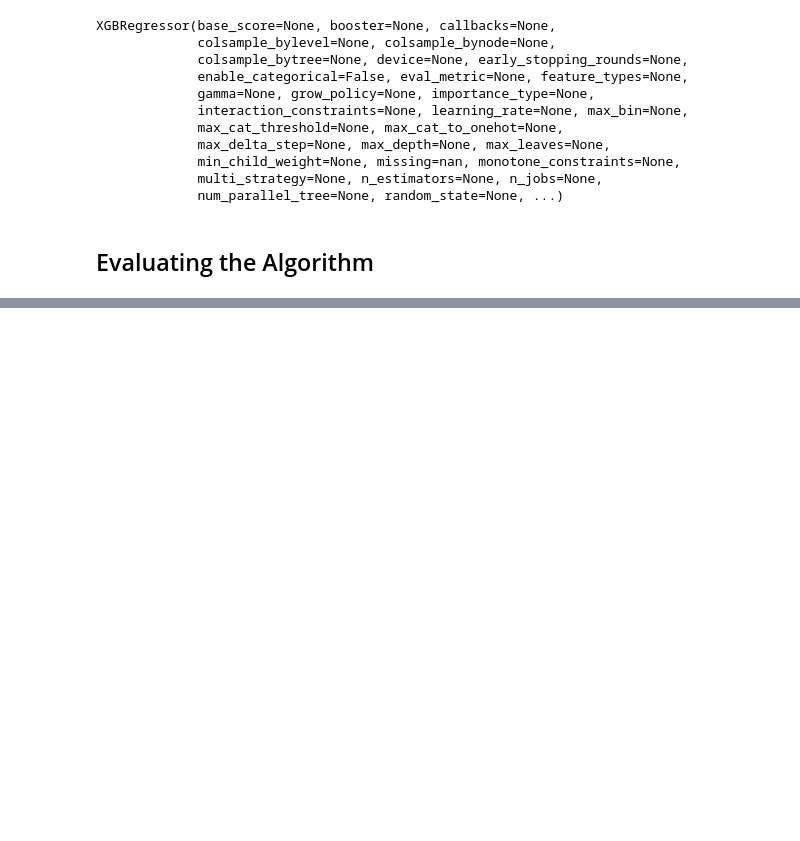
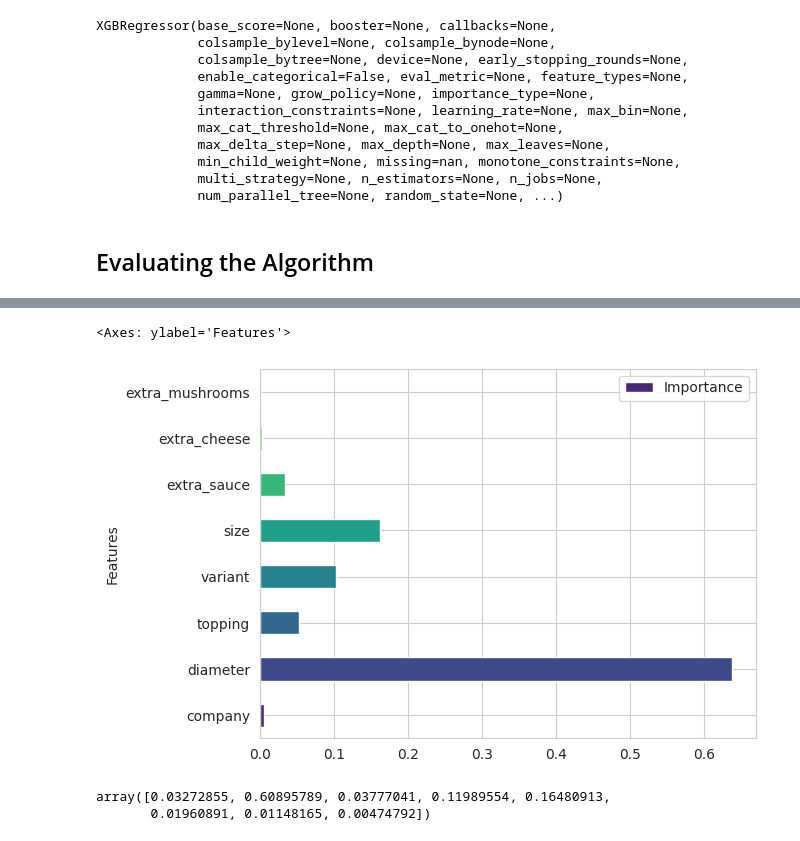
Before and after one commit to SurekhaBerlin/Pizza-price-prediction-using-ML, a Jupyter notebook: Pizza_Price_Prediction_using_Machine_Learning_.ipynb, the cells around one changed output, grey strips where cells are left out. Cells and saved outputs as stored; diff of their text form; code cells hidden in the pictures; blank space fills up the shorter version.

```diff
--- a/Pizza_Price_Prediction_using_Machine_Learning_.ipynb
+++ b/Pizza_Price_Prediction_using_Machine_Learning_.ipynb
@@ -767,0 +832,17 @@ print(score1,score2,score3,score4,score5,score6)
+# %%
+feature1= pd.DataFrame({'Features':X_train.columns,'Importance':GRB.feature_importances_})
+# %%
+
+# Use a seaborn color palette (e.g., "Blues" or "viridis")
+palette = sns.color_palette("viridis", len(feature))
+
+# Plot the bar chart with the custom color palette
+feature1 .plot(kind='barh', x='Features', y='Importance', color=palette)
+# %% [output]
+<Axes: ylabel='Features'>
+[figure, added]
+# %%
+rf.feature_importances_
+# %% [output]
+array([0.03272855, 0.60895789, 0.03777041, 0.11989554, 0.16480913,
+       0.01960891, 0.01148165, 0.00474792])
```
Also changed, not shown: parts of 12 cells of this notebook.
